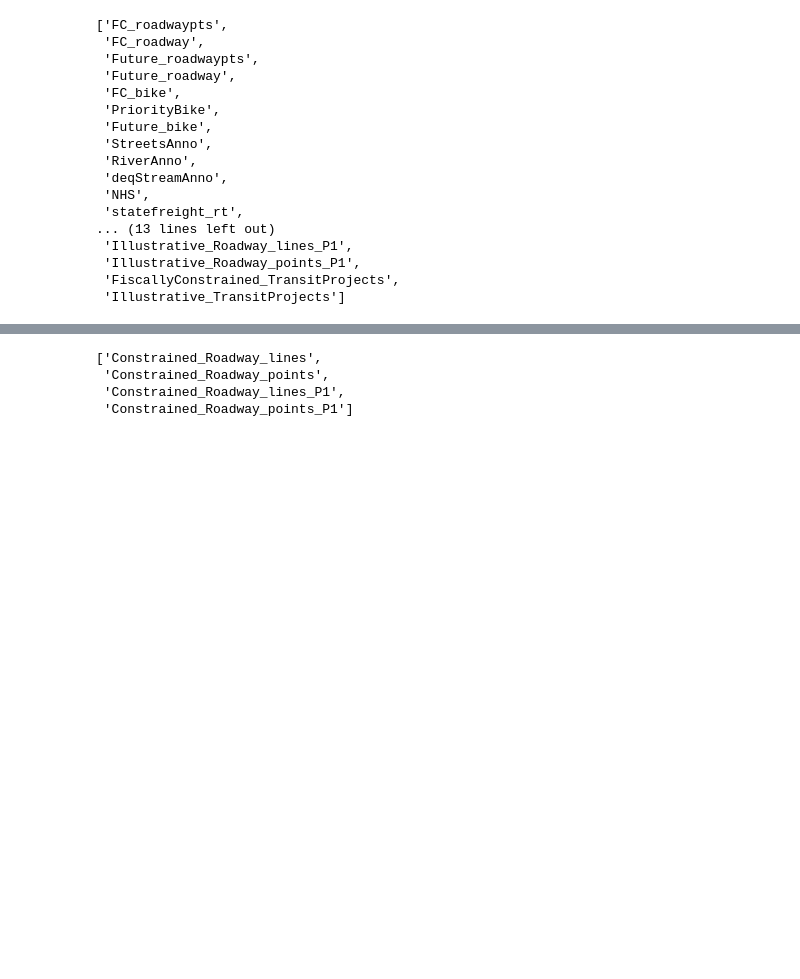
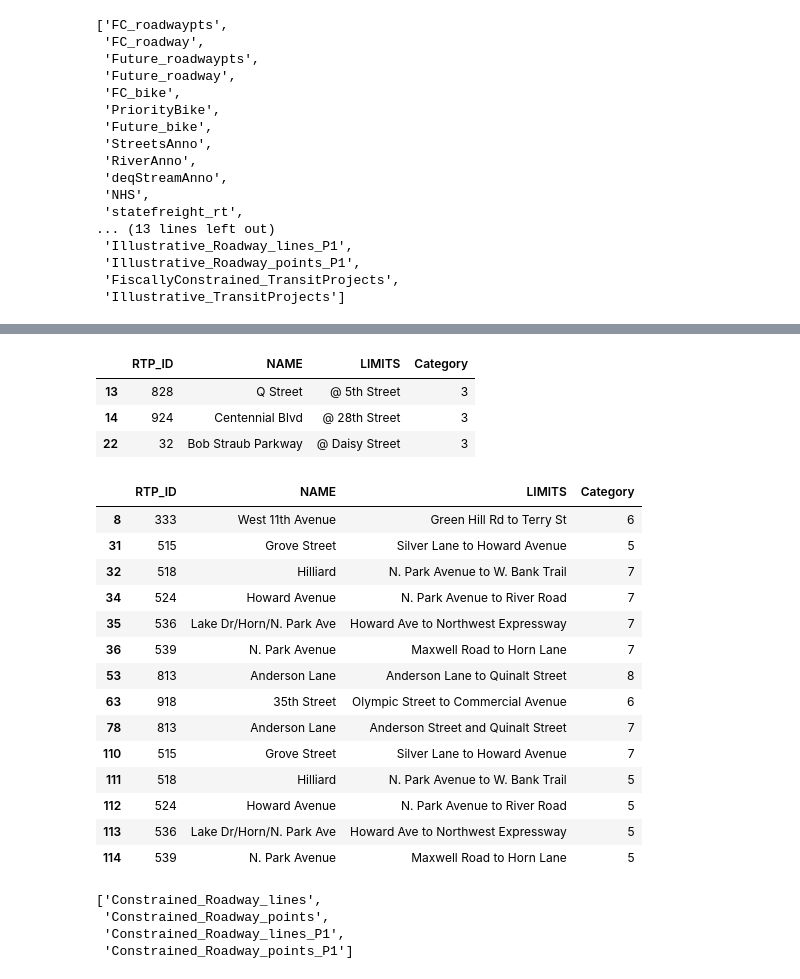
Before and after one commit to dongmeic/RTP, a Jupyter notebook: projlist/2.review_RTP_maps_2040.ipynb, the cells around one changed output, grey strips where cells are left out. Drawn from its saved outputs; the diff is of its cells as text; code cells hidden in the pictures; blank space fills up the shorter version.

Commit message:
review repeated IDs

```diff
--- a/projlist/2.review_RTP_maps_2040.ipynb
+++ b/projlist/2.review_RTP_maps_2040.ipynb
@@ -4,3 +4,5 @@ import fiona, re
 import numpy as np
 import review_RTP as RTP
 import collections
+# %%
+IDs = RTP.reviewIDforGIS().RTP_ID.values
@@ -8,3 +14,11 @@ import collections
 targetLayers = RTP.targetLayers()
 # %%
 inpath = r'T:\MPO\RTP\FY16 2040 Update\Data\RTP_2040_Data.gdb'
+# %%
+# check the repeated ID in GIS
+for layer in targetLayers:
+    gdf = RTP.reviewIDinGIS(layer=layer, IDs=IDs)
+    if gdf.shape[0] > 0:
+        print(layer)
+        print(gdf)
+        print(gdf.columns)
@@ -49,7 +81,9 @@ layers
  'FiscallyConstrained_TransitProjects',
  'Illustrative_TransitProjects']
 # %%
-layer = 'FiscallyConstrained_TransitProjects'
+layer = 'Constrained_BikePed'
+#layer = 'Constrained_Roadway_points'
+#layer = 'Constrained_Roadway_lines'
 #layer = 'Illustrative_TransitProjects'
 gdf = gpd.read_file(inpath, layer=layer)
 # %%
@@ -63,3 +123,30 @@ gdf.shape
+# %%
+#Constrained_Roadway_points
+gdf[gdf.RTP_ID.isin(IDs)][['RTP_ID', 'NAME', 'LIMITS', 'Category']]
+# %% [output]
+|  | RTP_ID | NAME | LIMITS | Category |
+| 13 | 828 | Q Street | @ 5th Street | 3 |
+| 14 | 924 | Centennial Blvd | @ 28th Street | 3 |
+| 22 | 32 | Bob Straub Parkway | @ Daisy Street | 3 |
+# %%
+#Constrained_BikePed
+gdf[gdf.RTP_ID.isin(IDs)][['RTP_ID', 'NAME', 'LIMITS', 'Category']]
+# %% [output]
+|  | RTP_ID | NAME | LIMITS | Category |
+| 8 | 333 | West 11th Avenue | Green Hill Rd to Terry St | 6 |
+| 31 | 515 | Grove Street | Silver Lane to Howard Avenue | 5 |
+| 32 | 518 | Hilliard | N. Park Avenue to W. Bank Trail | 7 |
+| 34 | 524 | Howard Avenue | N. Park Avenue to River Road | 7 |
+| 35 | 536 | Lake Dr/Horn/N. Park Ave | Howard Ave to Northwest Expressway | 7 |
+| 36 | 539 | N. Park Avenue | Maxwell Road to Horn Lane | 7 |
+| 53 | 813 | Anderson Lane | Anderson Lane to Quinalt Street | 8 |
+| 63 | 918 | 35th Street | Olympic Street to Commercial Avenue | 6 |
+| 78 | 813 | Anderson Lane | Anderson Street and Quinalt Street | 7 |
+| 110 | 515 | Grove Street | Silver Lane to Howard Avenue | 7 |
+| 111 | 518 | Hilliard | N. Park Avenue to W. Bank Trail | 5 |
+| 112 | 524 | Howard Avenue | N. Park Avenue to River Road | 5 |
+| 113 | 536 | Lake Dr/Horn/N. Park Ave | Howard Ave to Northwest Expressway | 5 |
+| 114 | 539 | N. Park Avenue | Maxwell Road to Horn Lane | 5 |
 # %%
 RTP.getLayernames()
 # %% [output]
```
Also changed, not shown: parts of 7 cells of this notebook, 2 other files.
